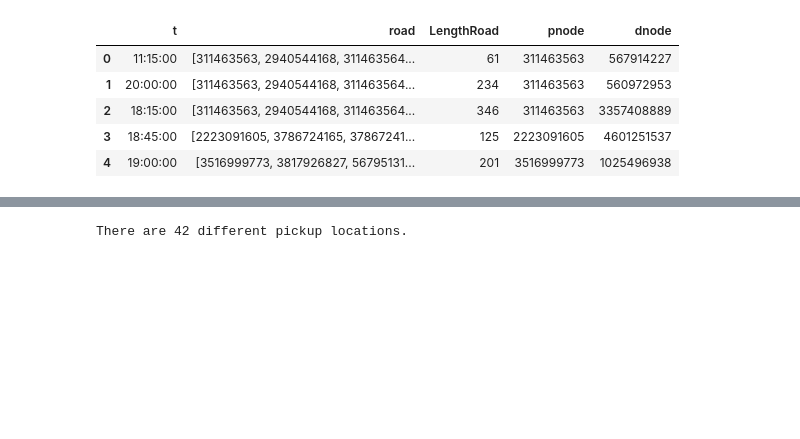
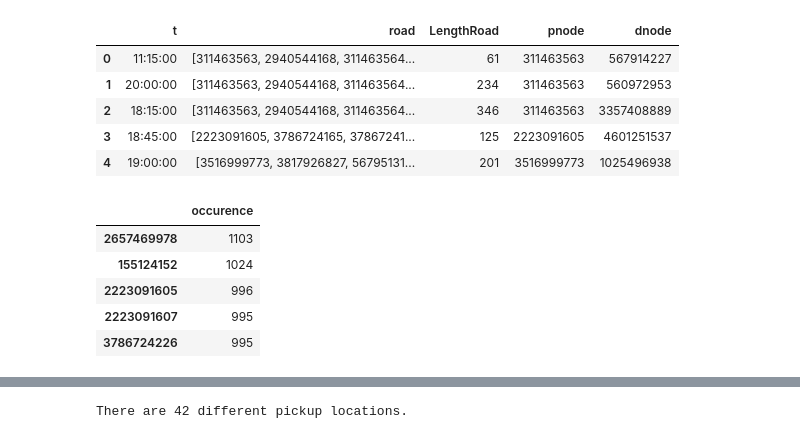
Before and after one commit to raphstrebel/Data-Visualization, a Jupyter notebook: colorful_traces.ipynb, the cells around one changed output, grey strips where cells are left out. Cells and saved outputs as stored; diff of their text form; code cells hidden in the pictures; blank space fills up the shorter version.

```diff
--- a/colorful_traces.ipynb
+++ b/colorful_traces.ipynb
@@ -23,0 +40,10 @@ colorful.head()
+# %%
+nodes = pd.DataFrame.from_dict(counter, orient="index", columns=["occurence"]).sort_values(by= "occurence", ascending=False)
+nodes.head()
+# %% [output]
+|  | occurence |
+| 2657469978 | 1103 |
+| 155124152 | 1024 |
+| 2223091605 | 996 |
+| 2223091607 | 995 |
+| 3786724226 | 995 |
```
Also changed, not shown: parts of 7 cells of this notebook, 1 other file.
